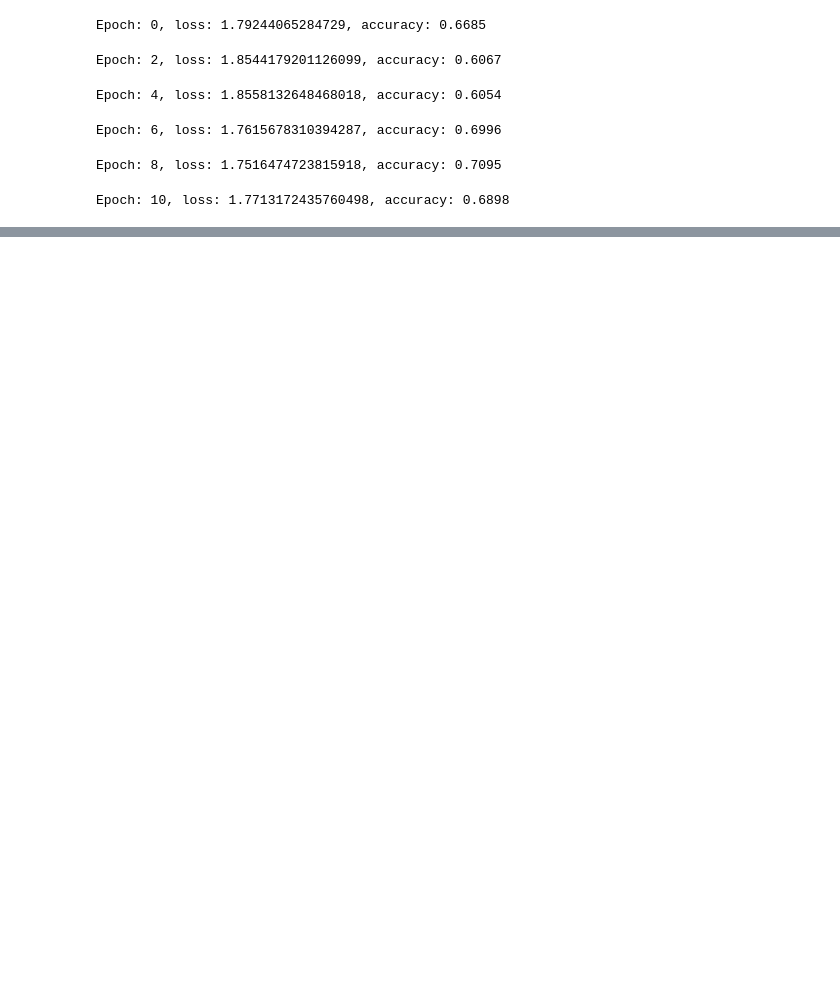
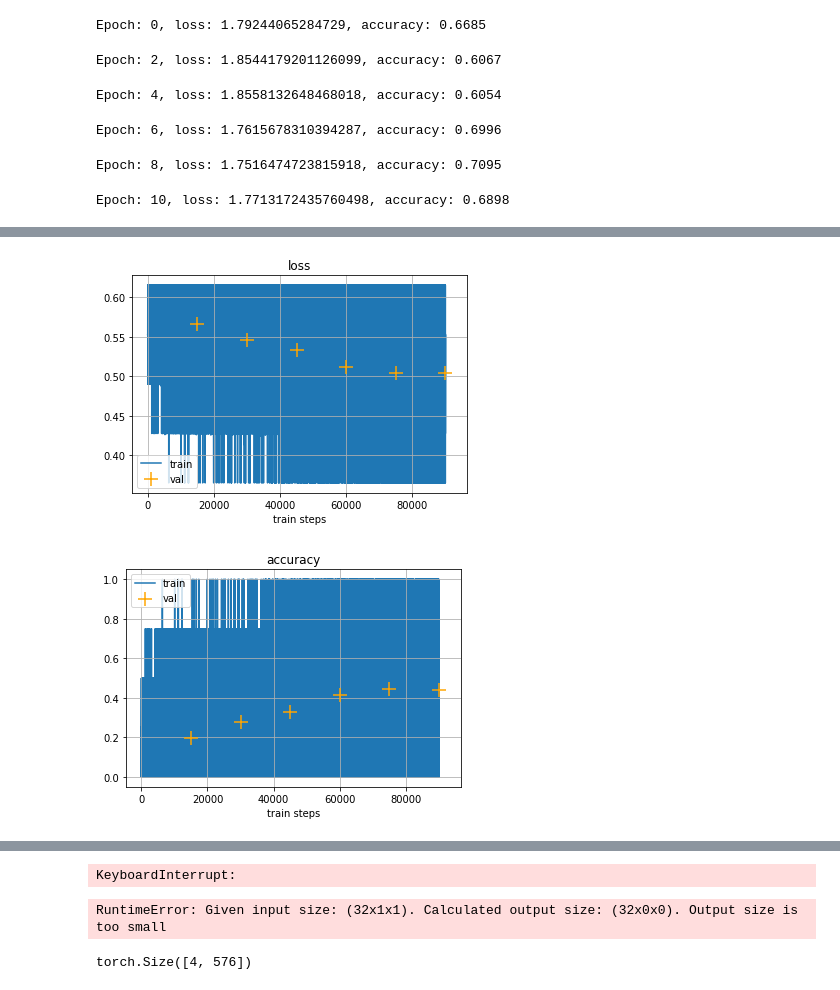
Before and after one commit to BunnyNoBugs/iad-deep-learning, a Jupyter notebook: hw1/hw1.ipynb, the cells around one changed output, grey strips where cells are left out. Drawn from its saved outputs; the diff is of its cells as text; code cells hidden in the pictures; blank space fills up the shorter version.

```diff
--- a/hw1/hw1.ipynb
+++ b/hw1/hw1.ipynb
@@ -364,0 +378,38 @@ class CNN(nn.Module):
+# %%
+model_3 = nn.Sequential(
+    nn.Conv2d(1, 16, 3, padding=1),
+    nn.BatchNorm2d(16),
+    nn.ReLU(),
+    nn.Conv2d(16, 16, 3, padding=1),
+    nn.BatchNorm2d(16),
+    nn.ReLU(),
+    nn.MaxPool2d(2, 2),
+    nn.Dropout(0.2),
+
+    nn.Conv2d(16, 32, 3, padding=1),
+    nn.BatchNorm2d(32),
+    nn.ReLU(),
+    nn.Conv2d(32, 32, 3, padding=1),
+    nn.BatchNorm2d(32),
+    nn.ReLU(),
+    nn.MaxPool2d(2, 2),
+    nn.Dropout(0.2),
+
+    nn.Conv2d(32, 64, 3, padding=1),
+    nn.BatchNorm2d(64),
+    nn.ReLU(),
+    nn.Conv2d(64, 64, 3, padding=1),
+    nn.BatchNorm2d(64),
+    nn.ReLU(),
+    nn.MaxPool2d(2, 2),
+    nn.Dropout(0.2),
+
+    nn.Flatten(),
+    nn.Linear(576, 128),
+    nn.BatchNorm1d(128),
+    nn.ReLU(),
+    nn.Dropout(0.5),
+    nn.Linear(128, 10),
+    nn.Softmax()
+)
+model_3.to(device)
@@ -473,6 +540,6 @@ def plot_history(train_history, val_history, title='loss'):
     plt.show()
 # %%
 criterion = nn.CrossEntropyLoss().to(device)
-optimizer = torch.optim.SGD(model_2.parameters(), lr=0.05, momentum=0.9)
+optimizer = torch.optim.SGD(model_2.parameters(), lr=0.001, momentum=0.9)
 train(model_2, criterion, optimizer, train_dataloader, eval_dataloader)
 # %% [output]
@@ -485,0 +547,7 @@ KeyboardInterrupt:
+# %%
+criterion = nn.CrossEntropyLoss().to(device)
+optimizer = torch.optim.Adam(model_3.parameters())
+train(model_3, criterion, optimizer, train_dataloader, eval_dataloader)
+# %% [output]
+[figure, added]
+[figure, added]
@@ -485,0 +558,9 @@ KeyboardInterrupt:
+KeyboardInterrupt:
+# %%
+model_3(torch.ones(16, 1, 3, 3).to(device))
+# %% [output]
+RuntimeError: Given input size: (32x1x1). Calculated output size: (32x0x0). Output size is too small
+# %%
+model_3(list(eval_dataloader)[0][0].to(device)).shape
+# %% [output]
+torch.Size([4, 576])
```
Also changed, not shown: parts of 5 cells of this notebook, 4 other files.
